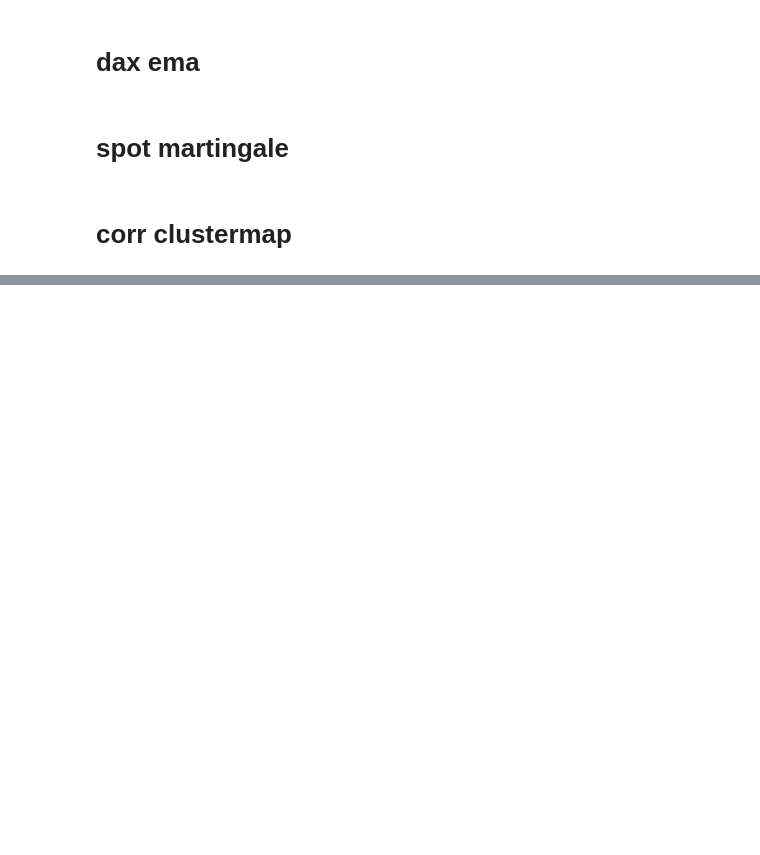
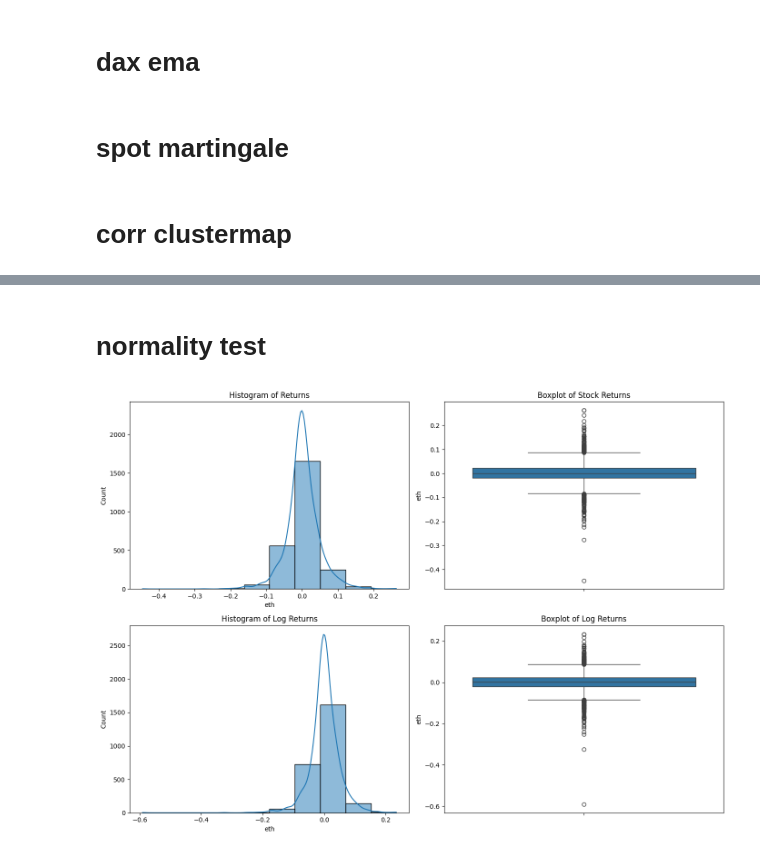
Before and after one commit to ichsanulamal/notes, a Jupyter notebook: finance/AI for Trading - Udacity/Projects/test.ipynb, the cells around one changed output, grey strips where cells are left out. Cells and saved outputs as stored; diff of their text form; code cells hidden in the pictures; blank space fills up the shorter version.

```diff
--- a/finance/AI for Trading - Udacity/Projects/test.ipynb
+++ b/finance/AI for Trading - Udacity/Projects/test.ipynb
@@ -7,10 +7,15 @@ import matplotlib.pyplot as plt
 import pickle
 import pandas as pd
 import seaborn as sns
+import scipy.stats as stats
 
-from datasets import get_ohlcvs, get_closes, get_log_returns
+%matplotlib inline
+plt.rc('figure', figsize=(16, 9))
 
-# ohlcvs = get_ohlcvs(from_date='2023-01-01', to_date='2023-12-31')
-ohlcvs:dict = get_ohlcvs()
+from datasets import get_ohlcvs, get_closes, get_returns, get_log_returns
+
+# ohlcvs = get_ohlcvs('2024-01-01','2024-06-31')
+ohlcvs = get_ohlcvs()
 close_prices = get_closes(ohlcvs)
+returns = get_returns(close_prices)
 log_returns = get_log_returns(close_prices)
@@ -546,0 +492,30 @@ sns.clustermap(correlation_matrix, cmap='coolwarm')
+# %% [markdown]
+# normality test
+# %%
+eth_price = ohlcvs[ohlcvs['ticker'] == 'eth'].dropna()
+eth_returns = returns[['eth']].dropna()
+eth_log_returns =  log_returns[['eth']].dropna()
+# %%
+# Plot histograms and boxplots for both returns
+fig, axes = plt.subplots(2, 2, figsize=(14, 10))
+
+# Histogram of stock returns
+sns.histplot(eth_returns['eth'], bins=10, kde=True, ax=axes[0, 0])
+axes[0, 0].set_title('Histogram of Returns')
+
+# Boxplot of stock returns
+sns.boxplot(y=eth_returns['eth'], ax=axes[0, 1])
+axes[0, 1].set_title('Boxplot of Stock Returns')
+
+# Histogram of log returns
+sns.histplot(eth_log_returns['eth'], bins=10, kde=True, ax=axes[1, 0])
+axes[1, 0].set_title('Histogram of Log Returns')
+
+# Boxplot of log returns
+sns.boxplot(y=eth_log_returns['eth'], ax=axes[1, 1])
+axes[1, 1].set_title('Boxplot of Log Returns')
+
+plt.tight_layout()
+plt.show()
+# %% [output]
+[figure, added]
```
Also changed, not shown: parts of 13 cells of this notebook, 29 other files.
